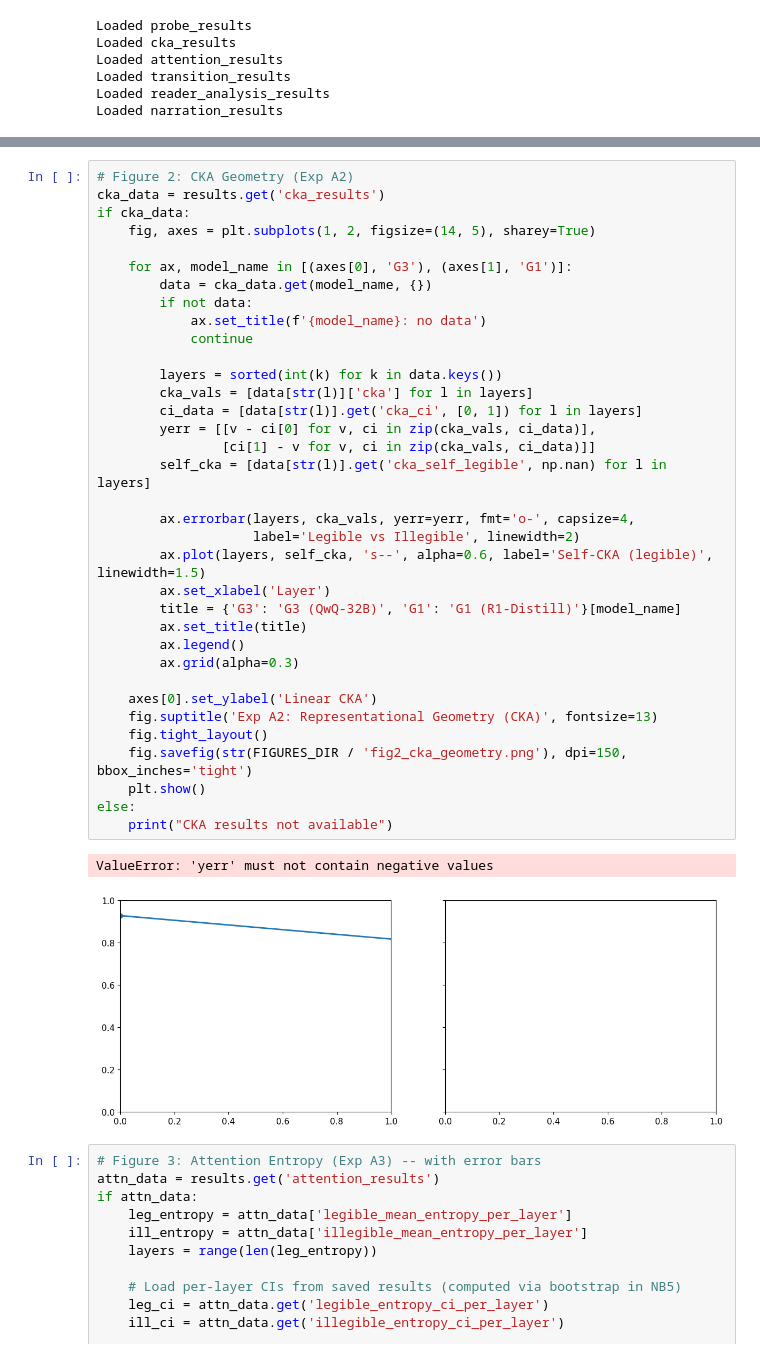
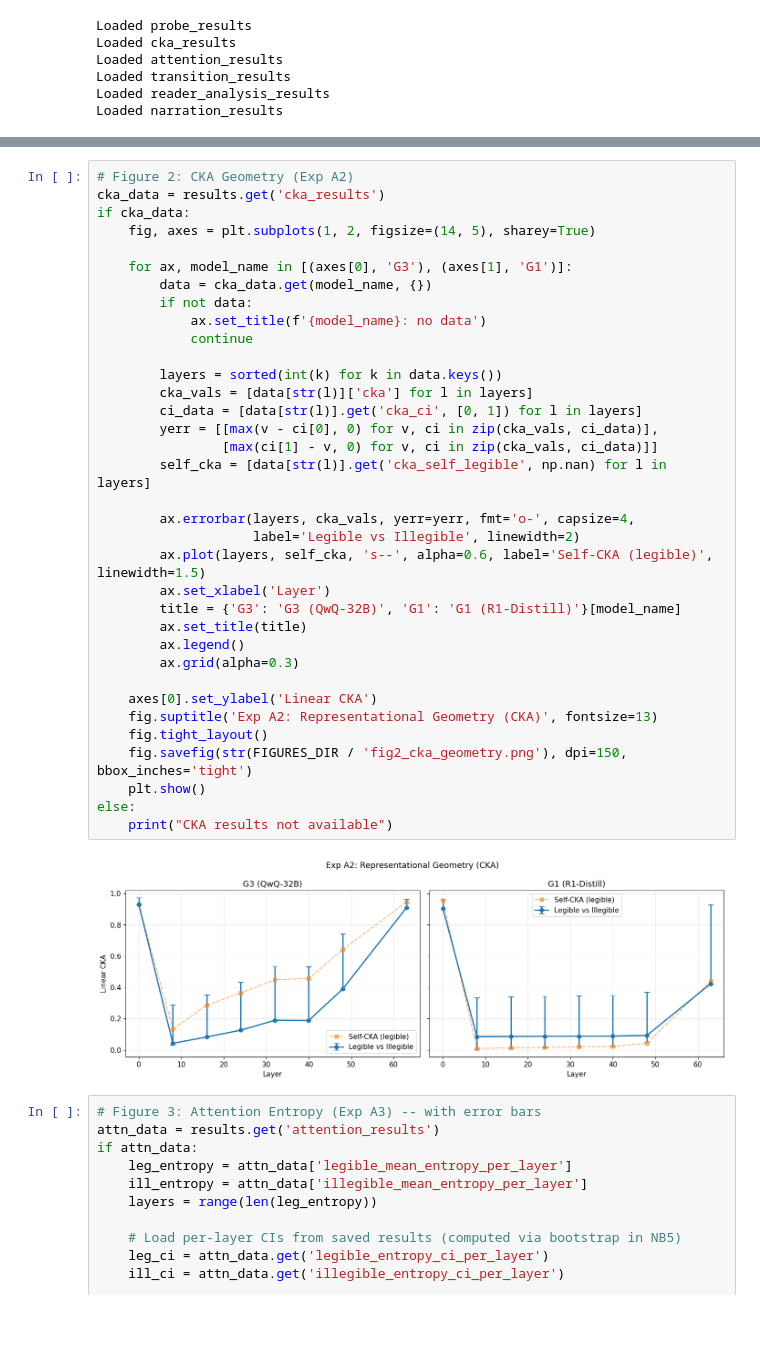
Before and after one commit to safety-research/legibility, a Jupyter notebook: experiments/2026/15-4-2026/notebooks/09_plot_results_phase2_summary.ipynb, the cells around one changed output, grey strips where cells are left out. Cells and saved outputs as stored; diff of their text form; blank space fills up the shorter version.

```diff
--- a/experiments/2026/15-4-2026/notebooks/09_plot_results_phase2_summary.ipynb
+++ b/experiments/2026/15-4-2026/notebooks/09_plot_results_phase2_summary.ipynb
@@ -181,37 +181,36 @@ if cka_data:
     fig, axes = plt.subplots(1, 2, figsize=(14, 5), sharey=True)
 
     for ax, model_name in [(axes[0], 'G3'), (axes[1], 'G1')]:
         data = cka_data.get(model_name, {})
         if not data:
             ax.set_title(f'{model_name}: no data')
             continue
 
         layers = sorted(int(k) for k in data.keys())
         cka_vals = [data[str(l)]['cka'] for l in layers]
         ci_data = [data[str(l)].get('cka_ci', [0, 1]) for l in layers]
-        yerr = [[v - ci[0] for v, ci in zip(cka_vals, ci_data)],
-                [ci[1] - v for v, ci in zip(cka_vals, ci_data)]]
+        yerr = [[max(v - ci[0], 0) for v, ci in zip(cka_vals, ci_data)],
+                [max(ci[1] - v, 0) for v, ci in zip(cka_vals, ci_data)]]
         self_cka = [data[str(l)].get('cka_self_legible', np.nan) for l in layers]
 
         ax.errorbar(layers, cka_vals, yerr=yerr, fmt='o-', capsize=4,
                     label='Legible vs Illegible', linewidth=2)
         ax.plot(layers, self_cka, 's--', alpha=0.6, label='Self-CKA (legible)', linewidth=1.5)
         ax.set_xlabel('Layer')
         title = {'G3': 'G3 (QwQ-32B)', 'G1': 'G1 (R1-Distill)'}[model_name]
         ax.set_title(title)
         ax.legend()
         ax.grid(alpha=0.3)
 
     axes[0].set_ylabel('Linear CKA')
     fig.suptitle('Exp A2: Representational Geometry (CKA)', fontsize=13)
     fig.tight_layout()
     fig.savefig(str(FIGURES_DIR / 'fig2_cka_geometry.png'), dpi=150, bbox_inches='tight')
     plt.show()
 else:
     print("CKA results not available")
 # %% [output]
-ValueError: 'yerr' must not contain negative values
-[figure, old version]
+[figure, new version]
 # %%
 # Figure 3: Attention Entropy (Exp A3) -- with error bars
 attn_data = results.get('attention_results')
```
Also changed, not shown: parts of 7 cells of this notebook, 18 other files.
